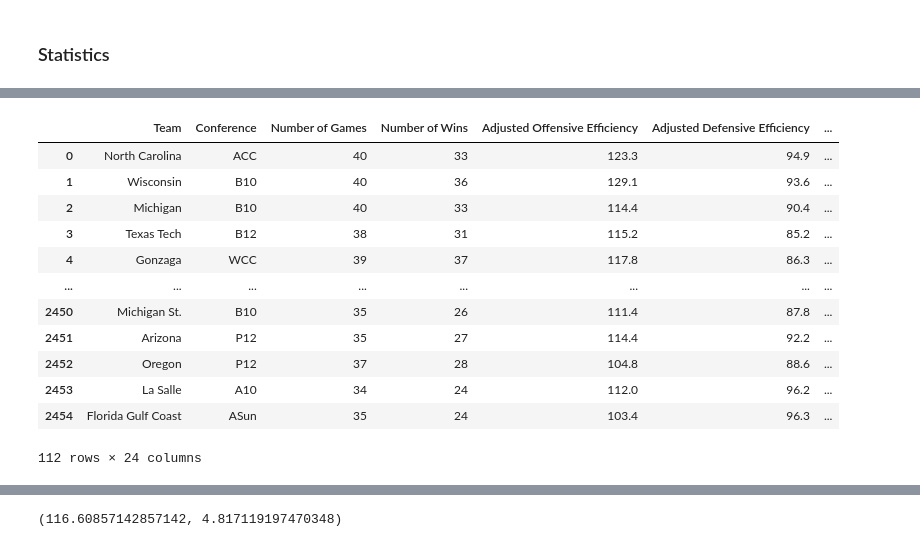
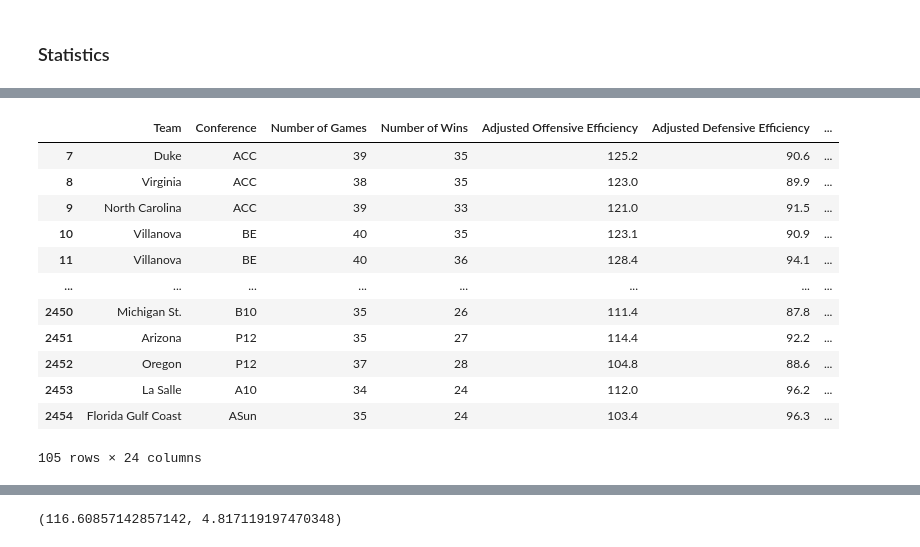
Before and after one commit to stvschmdt/ne_ds5230, a Jupyter notebook: week_2_example_eda_ka.ipynb, the cells around one changed output, grey strips where cells are left out. Drawn from its saved outputs; the diff is of its cells as text; code cells hidden in the pictures.

```diff
--- a/week_2_example_eda_ka.ipynb
+++ b/week_2_example_eda_ka.ipynb
@@ -15,7 +13,7 @@ import seaborn as sns
 
 sns.set_style("darkgrid")
 # %%
-data = pd.read_csv('ne_ds5230/cbb.csv')
+data = pd.read_csv('cbb.csv')
 data.rename(mapper={"TEAM": "Team", "CONF": "Conference", "G": "Number of Games", "W": "Number of Wins", "ADJOE": "Adjusted Offensive Efficiency", "ADJDE": "Adjusted Defensive Efficiency", "TOR": "Turnover Rate", "TORD": "Steal Rate",
                     "EFG_O": "Percent Effective Field Goals Shot", "EFG_D": "Percent Effective Field Goals Allowed", "ORB": "Offensive Rebound Rate", "DRB": "Offensive Rebound Rate Allowed", "FTR": "Free Throw Rate",
                     "FTRD": "Free Throw Rate Allowed", "2P_O": "Two Point Shooting Percentage", "2P_D": "Two Point Shooting Percentage Allowed", "3P_O": "Three Point Shooting Percentage", "3P_D": "Three Point Shooting Percentage Allowed",
@@ -158,23 +137,23 @@ first_rounds = data[(data.Postseason =='R64') | (data.Postseason == 'R32')]
 # %%
 final_rounds = data[(data.Postseason == 'Champions') | (data.Postseason == 'F4') | (data.Postseason == 'E8') | (data.Postseason == 'S16')]
 # %%
-final_four = data[(data.Postseason =='2ND') | (data.Postseason == 'Champions') | (data.Postseason == 'F4') | (data.Postseason == 'E8') | (data.Postseason == 'S16')]
+final_rounds = data[(data.Postseason == 'Champions') | (data.Postseason == 'F4') | (data.Postseason == 'E8') | (data.Postseason == 'S16')]
 # %%
-final_four
+final_rounds
 # %% [output]
 |  | Team | Conference | Number of Games | Number of Wins | Adjusted Offensive Efficiency | Adjusted Defensive Efficiency | ... |
-| 0 | North Carolina | ACC | 40 | 33 | 123.3 | 94.9 | ... |
-| 1 | Wisconsin | B10 | 40 | 36 | 129.1 | 93.6 | ... |
-| 2 | Michigan | B10 | 40 | 33 | 114.4 | 90.4 | ... |
-| 3 | Texas Tech | B12 | 38 | 31 | 115.2 | 85.2 | ... |
-| 4 | Gonzaga | WCC | 39 | 37 | 117.8 | 86.3 | ... |
+| 7 | Duke | ACC | 39 | 35 | 125.2 | 90.6 | ... |
+| 8 | Virginia | ACC | 38 | 35 | 123.0 | 89.9 | ... |
+| 9 | North Carolina | ACC | 39 | 33 | 121.0 | 91.5 | ... |
+| 10 | Villanova | BE | 40 | 35 | 123.1 | 90.9 | ... |
+| 11 | Villanova | BE | 40 | 36 | 128.4 | 94.1 | ... |
 | ... | ... | ... | ... | ... | ... | ... | ... |
 | 2450 | Michigan St. | B10 | 35 | 26 | 111.4 | 87.8 | ... |
 | 2451 | Arizona | P12 | 35 | 27 | 114.4 | 92.2 | ... |
 | 2452 | Oregon | P12 | 37 | 28 | 104.8 | 88.6 | ... |
 | 2453 | La Salle | A10 | 34 | 24 | 112.0 | 96.2 | ... |
 | 2454 | Florida Gulf Coast | ASun | 35 | 24 | 103.4 | 96.3 | ... |
-112 rows × 24 columns
+105 rows × 24 columns
 # %%
 numerics = ['Number of Games', 'Number of Wins', 'Adjusted Offensive Efficiency', 'Adjusted Defensive Efficiency',
             'BARTHAG', 'Percent Effective Field Goals Shot', 'Percent Effective Field Goals Allowed',
```
Also changed, not shown: parts of 23 cells of this notebook.
